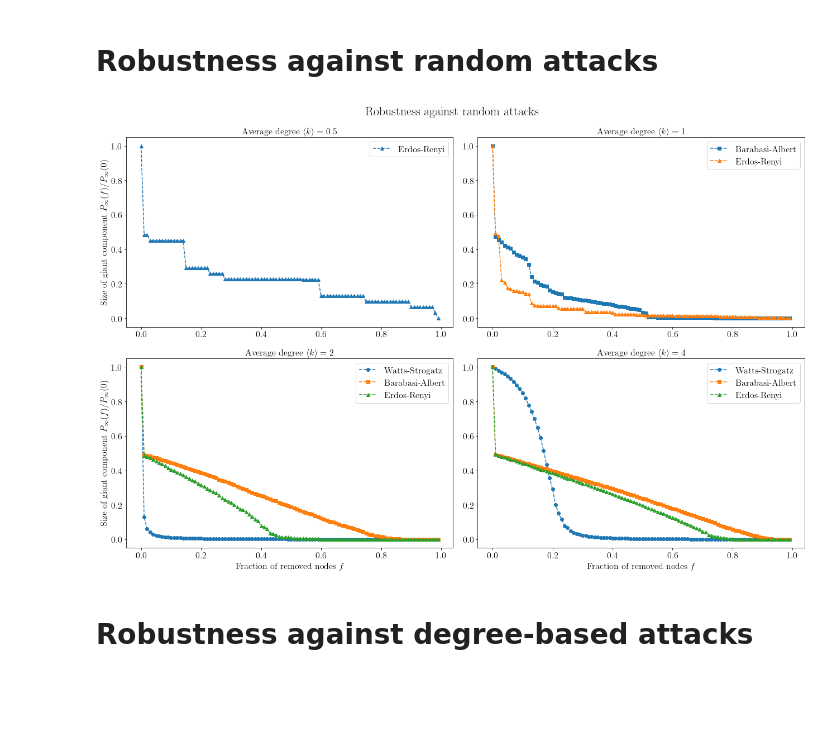
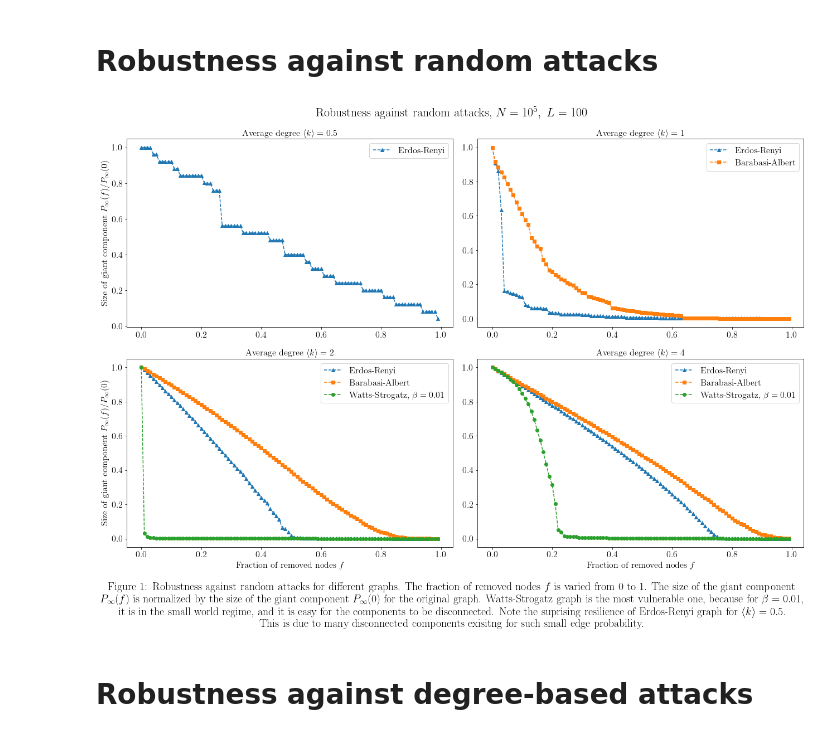
Before and after one commit to JakubPawlowskii/complex_systems, a Jupyter notebook: list3/robustness.ipynb, the cells around one changed output. Drawn from its saved outputs; the diff is of its cells as text; code cells hidden in the pictures; blank space fills up the shorter version.

```diff
--- a/list3/robustness.ipynb
+++ b/list3/robustness.ipynb
@@ -17,56 +17,56 @@ def latex_plot(scale = 1, fontsize = 12):
     mpl.rcParams.update(eps_with_latex)
 # %%
 # Watts-Strogatz graph
-ws_k2 = np.loadtxt('ws_robustness_N_10000_L_100_beta_0.010_k_2.dat')
+ws_k2 = np.loadtxt('v3_ws_robustness_N_100000_L_100_beta_0.010_k_2.dat')
 f_ws = ws_k2[:, 0]
 random_ws_k2 = ws_k2[:, 1]/ws_k2[0,1]
 degree_ws_k2 = ws_k2[:, 2]/ws_k2[0,2]
 betweenness_ws_k2 = ws_k2[:, 3]/ws_k2[0,3]
 closeness_ws_k2 = ws_k2[:, 4]/ws_k2[0,4]
-ws_k4 = np.loadtxt('ws_robustness_N_10000_L_100_beta_0.010_k_4.dat')
+ws_k4 = np.loadtxt('v3_ws_robustness_N_100000_L_100_beta_0.010_k_4.dat')
 random_ws_k4 = ws_k4[:, 1]/ws_k4[0,1]
 degree_ws_k4 = ws_k4[:, 2]/ws_k4[0,2]
 betweenness_ws_k4 = ws_k4[:, 3]/ws_k4[0,3]
 closeness_ws_k4 = ws_k4[:, 4]/ws_k4[0,4]
 # %%
 # Barabasi-Albert graph
-ba_k1 = np.loadtxt('v2_ba_robustness_N_10000_L_100_k_1.dat')
+ba_k1 = np.loadtxt('v3_ba_robustness_N_100000_L_100_k_1.dat')
 f_ba = ba_k1[:, 0]
 random_ba_k1 = ba_k1[:, 1]/ba_k1[0,1]
 degree_ba_k1 = ba_k1[:, 2]/ba_k1[0,2]
 betweenness_ba_k1 = ba_k1[:, 3]/ba_k1[0,3]
 closeness_ba_k1 = ba_k1[:, 4]/ba_k1[0,4]
 
-ba_k2 = np.loadtxt('v2_ba_robustness_N_10000_L_100_k_2.dat')
+ba_k2 = np.loadtxt('v3_ba_robustness_N_100000_L_100_k_2.dat')
 random_ba_k2 = ba_k2[:, 1]/ba_k2[0,1]
 degree_ba_k2 = ba_k2[:, 2]/ba_k2[0,2]
 betweenness_ba_k2 = ba_k2[:, 3]/ba_k2[0,3]
 closeness_ba_k2 = ba_k2[:, 4]/ba_k2[0,4]
-ba_k4 = np.loadtxt('v2_ba_robustness_N_10000_L_100_k_4.dat')
+ba_k4 = np.loadtxt('v3_ba_robustness_N_10000_L_100_k_4.dat')
 random_ba_k4 = ba_k4[:, 1]/ba_k4[0,1]
 degree_ba_k4 = ba_k4[:, 2]/ba_k4[0,2]
 betweenness_ba_k4 = ba_k4[:, 3]/ba_k4[0,3]
 closeness_ba_k4 = ba_k4[:, 4]/ba_k4[0,4]
 # %%
 # Erdos-Renyi graph
-er_k05 = np.loadtxt('v2_er_robustness_N_10000_L_100_k_0.5.dat')
+er_k05 = np.loadtxt('v3_er_robustness_N_100000_L_100_k_0.5.dat')
 f_er = er_k05[:, 0]
 random_er_k05 = er_k05[:, 1]/er_k05[0,1]
 degree_er_k05 = er_k05[:, 2]/er_k05[0,2]
 betweenness_er_k05 = er_k05[:, 3]/er_k05[0,3]
 closeness_er_k05 = er_k05[:, 4]/er_k05[0,4]
-er_k1 = np.loadtxt('v2_er_robustness_N_10000_L_100_k_1.dat')
+er_k1 = np.loadtxt('v3_er_robustness_N_100000_L_100_k_1.0.dat')
 random_er_k1 = er_k1[:, 1]/er_k1[0,1]
 degree_er_k1 = er_k1[:, 2]/er_k1[0,2]
 betweenness_er_k1 = er_k1[:, 3]/er_k1[0,3]
 closeness_er_k1 = er_k1[:, 4]/er_k1[0,4]
-er_k2 = np.loadtxt('v2_er_robustness_N_10000_L_100_k_2.dat')
+er_k2 = np.loadtxt('v3_er_robustness_N_100000_L_100_k_2.dat')
 random_er_k2 = er_k2[:, 1]/er_k2[0,1]
 degree_er_k2 = er_k2[:, 2]/er_k2[0,2]
 betweenness_er_k2 = er_k2[:, 3]/er_k2[0,3]
 closeness_er_k2 = er_k2[:, 4]/er_k2[0,4]
 
-er_k4 = np.loadtxt('v2_er_robustness_N_10000_L_100_k_4.dat')
+er_k4 = np.loadtxt('v3_er_robustness_N_100000_L_100_k_4.dat')
 random_er_k4 = er_k4[:, 1]/er_k4[0,1]
 degree_er_k4 = er_k4[:, 2]/er_k4[0,2]
 betweenness_er_k4 = er_k4[:, 3]/er_k4[0,3]
@@ -83,47 +83,56 @@ ax2 = fig.add_subplot(gs[0, 1])
 ax3 = fig.add_subplot(gs[1, 0])
 ax4 = fig.add_subplot(gs[1, 1])
 
-plt.suptitle("Robustness against random attacks", fontsize=22)
+plt.suptitle("Robustness against random attacks, $N=10^5,\; L = 100$", fontsize=22)
 
 ax1.set_title(r'Average degree $\langle k \rangle = 0.5$', fontsize=16)
 ax2.set_title(r'Average degree $\langle k \rangle = 1$', fontsize=16)
 ax3.set_title(r'Average degree $\langle k \rangle = 2$', fontsize=16)
 ax4.set_title(r'Average degree $\langle k \rangle = 4$', fontsize=16)
 
 ax1.set_ylabel(r"Size of giant component $P_{\infty}(f)/P_{\infty}(0)$", fontsize=16)
 ax3.set_ylabel(r"Size of giant component $P_{\infty}(f)/P_{\infty}(0)$", fontsize=16)
 ax3.set_xlabel(r"Fraction of removed nodes $f$", fontsize=16)
 ax4.set_xlabel(r"Fraction of removed nodes $f$", fontsize=16)
 
 # tick labels size
 ax1.tick_params(axis='both', which='major', labelsize=16)
 ax2.tick_params(axis='both', which='major', labelsize=16)
 ax3.tick_params(axis='both', which='major', labelsize=16)
 ax4.tick_params(axis='both', which='major', labelsize=16)
 
 
-# ws graph
-ax3.plot(f_ws, random_ws_k2, label="Watts-Strogatz", marker='o', linestyle='--')
-ax4.plot(f_ws, random_ws_k4, label="Watts-Strogatz", marker='o', linestyle='--')
+ax1.plot(f_er, random_er_k05, label="Erdos-Renyi", marker='^', linestyle='--')
 
-# ba graph
+ax2.plot(f_er, random_er_k1, label="Erdos-Renyi", marker='^', linestyle='--')
 ax2.plot(f_ba, random_ba_k1, label="Barabasi-Albert", marker='s', linestyle='--')
+ax2.legend(loc="upper right", fontsize=16)
+
+
+ax3.plot(f_er, random_er_k2, label="Erdos-Renyi", marker='^', linestyle='--')
 ax3.plot(f_ba, random_ba_k2, label="Barabasi-Albert", marker='s', linestyle='--')
+ax3.plot(f_ws, random_ws_k2, label=r"Watts-Strogatz, $\beta=0.01$", marker='o', linestyle='--')
+
+
+ax4.plot(f_er, random_er_k4, label="Erdos-Renyi", marker='^', linestyle='--')
 ax4.plot(f_ba, random_ba_k4, label="Barabasi-Albert", marker='s', linestyle='--')
-
-# er graph
-ax1.plot(f_er, random_er_k05, label="Erdos-Renyi", marker='^', linestyle='--')
-ax2.plot(f_er, random_er_k1, label="Erdos-Renyi", marker='^', linestyle='--')
-ax3.plot(f_er, random_er_k2, label="Erdos-Renyi", marker='^', linestyle='--')
-ax4.plot(f_er, random_er_k4, label="Erdos-Renyi", marker='^', linestyle='--')
+ax4.plot(f_ws, random_ws_k4, label=r"Watts-Strogatz, $\beta=0.01$", marker='o', linestyle='--')
 
 ax1.legend(loc="upper right", fontsize=16)
-ax2.legend(loc="upper right", fontsize=16)
 ax3.legend(loc="upper right", fontsize=16)
 ax4.legend(loc="upper right", fontsize=16)
+
+
+# caption below the figure
+
+plt.figtext(0.5, -0.1, "Figure 1: Robustness against random attacks for different graphs. The fraction of removed nodes $f$ is varied from 0 to 1.\
+ The size of the giant component\n $P_{\infty}(f)$ is normalized by the size of the giant component $P_{\infty}(0)$ for the original graph.\
+    Watts-Strogatz graph is the most vulnerable one, because for $\\beta = 0.01$,\n it is in the small world regime, and it is easy for the components to be disconnected.\
+    Note the suprising resilience of Erdos-Renyi graph for $ \\langle k \\rangle = 0.5$.\n This is due to many disconnected components exisitng for such small edge probability.", ha="center", fontsize=20)
+
 plt.tight_layout()
 # %% [output]
-[figure, old version]
+[figure, new version]
 # %% [markdown]
 # Robustness against degree-based attacks
 # %%
```
Also changed, not shown: parts of 3 cells of this notebook, 18 other files.
